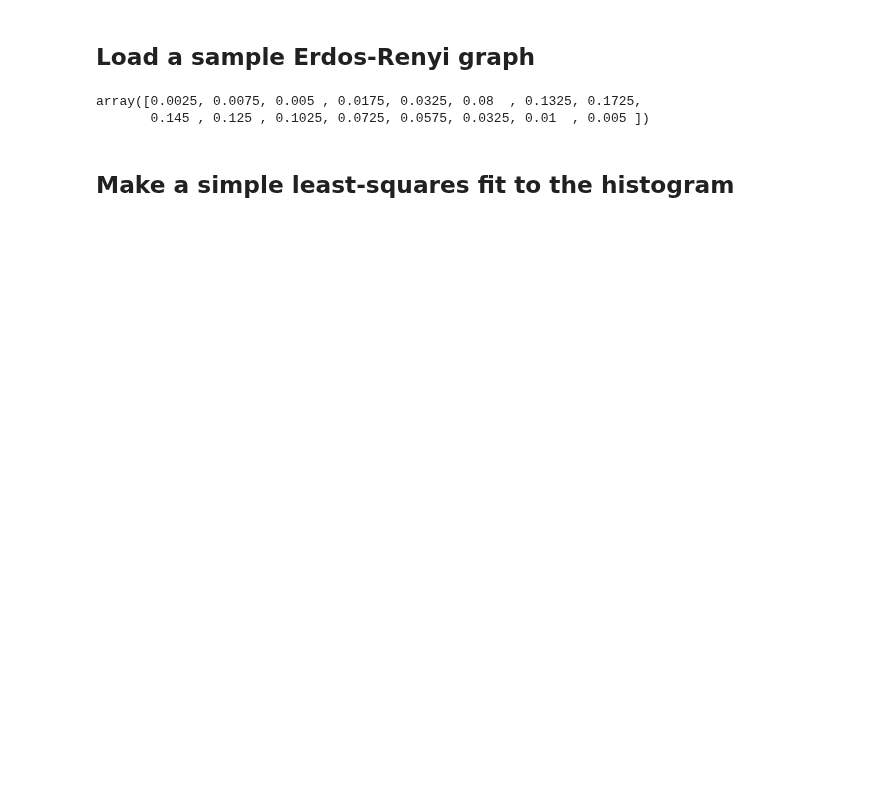
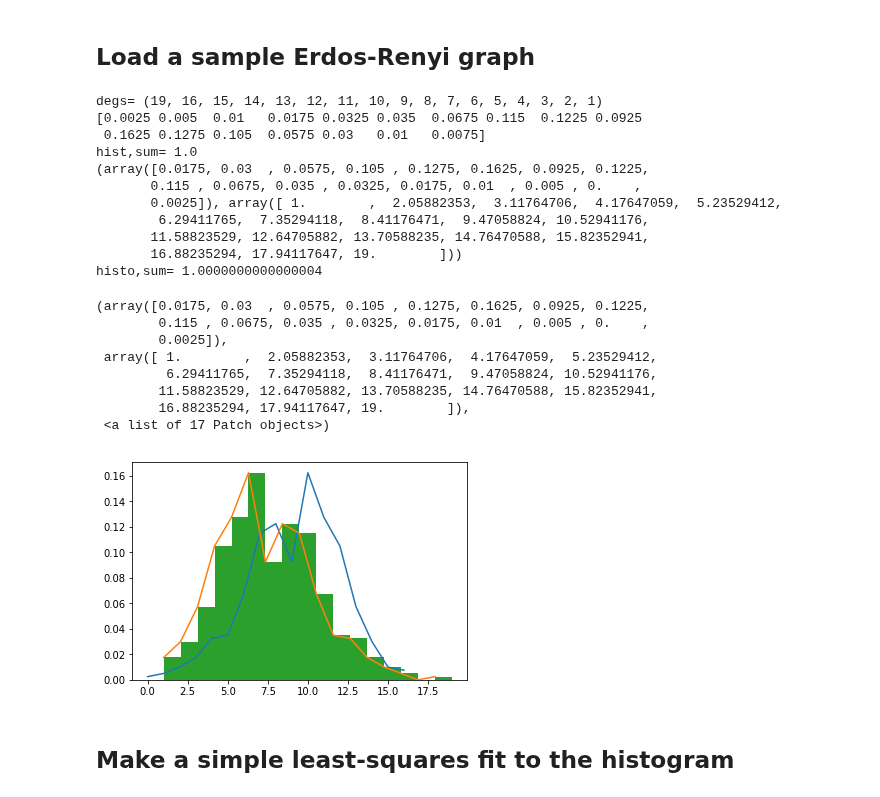
Before and after one commit to vndk36/Project_ntds2018, a Jupyter notebook: Milestone_2/Rodrigo_fit_curve_to_histogram.ipynb, the cells around one changed output. Drawn from its saved outputs; the diff is of its cells as text; code cells hidden in the pictures; blank space fills up the shorter version.

```diff
--- a/Milestone_2/Rodrigo_fit_curve_to_histogram.ipynb
+++ b/Milestone_2/Rodrigo_fit_curve_to_histogram.ipynb
@@ -12,19 +12,46 @@ from scipy.optimize import leastsq
 ## Load a sample Erdos-Renyi graph
 # %%
 # Erdos-Renyi graph
-G = nx.gnp_random_graph(400, 0.02)
+G = nx.gnp_random_graph(400, 0.02, seed=455)
 
 # Degree sequence
 degree_sequence = sorted([d for n, d in G.degree()], reverse=True)  # degree sequence
 
 # Histogram vector
 degreeCount = collections.Counter(degree_sequence)
 degs, cnt = zip(*degreeCount.items())
+print("degs=",degs)
 hist = cnt / np.sum(cnt)
-hist
+print(hist)
+print("hist,sum=",sum(hist))
+wgt=np.ones_like(degree_sequence)/float(400)
+histo=np.histogram(degree_sequence, weights=wgt, bins=17)
+print(histo)
+print("histo,sum=",sum(histo[0]))
+plt.plot(hist)
+plt.plot(histo[1][:17],histo[0])
+plt.hist(degree_sequence, weights=wgt, bins=17)
 # %% [output]
-array([0.0025, 0.0075, 0.005 , 0.0175, 0.0325, 0.08  , 0.1325, 0.1725,
-       0.145 , 0.125 , 0.1025, 0.0725, 0.0575, 0.0325, 0.01  , 0.005 ])
+degs= (19, 16, 15, 14, 13, 12, 11, 10, 9, 8, 7, 6, 5, 4, 3, 2, 1)
+[0.0025 0.005  0.01   0.0175 0.0325 0.035  0.0675 0.115  0.1225 0.0925
+ 0.1625 0.1275 0.105  0.0575 0.03   0.01   0.0075]
+hist,sum= 1.0
+(array([0.0175, 0.03  , 0.0575, 0.105 , 0.1275, 0.1625, 0.0925, 0.1225,
+       0.115 , 0.0675, 0.035 , 0.0325, 0.0175, 0.01  , 0.005 , 0.    ,
+       0.0025]), array([ 1.        ,  2.05882353,  3.11764706,  4.17647059,  5.23529412,
+        6.29411765,  7.35294118,  8.41176471,  9.47058824, 10.52941176,
+       11.58823529, 12.64705882, 13.70588235, 14.76470588, 15.82352941,
+       16.88235294, 17.94117647, 19.        ]))
+histo,sum= 1.0000000000000004
+(array([0.0175, 0.03  , 0.0575, 0.105 , 0.1275, 0.1625, 0.0925, 0.1225,
+        0.115 , 0.0675, 0.035 , 0.0325, 0.0175, 0.01  , 0.005 , 0.    ,
+        0.0025]),
+ array([ 1.        ,  2.05882353,  3.11764706,  4.17647059,  5.23529412,
+         6.29411765,  7.35294118,  8.41176471,  9.47058824, 10.52941176,
+        11.58823529, 12.64705882, 13.70588235, 14.76470588, 15.82352941,
+        16.88235294, 17.94117647, 19.        ]),
+ <a list of 17 Patch objects>)
+[figure, added]
 # %% [markdown]
 ## Make a simple least-squares fit to the histogram
 # %%
```
Also changed, not shown: parts of 3 cells of this notebook, 2 other files.
